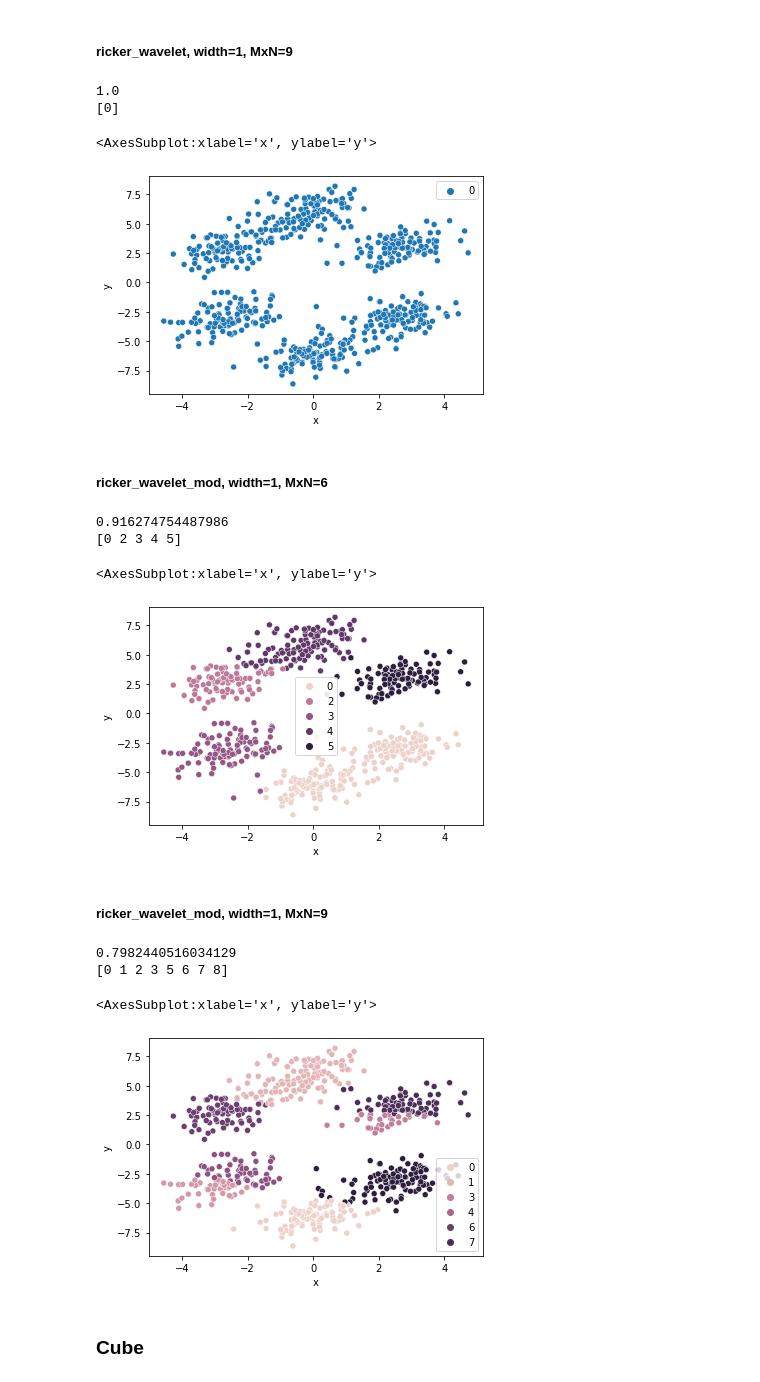
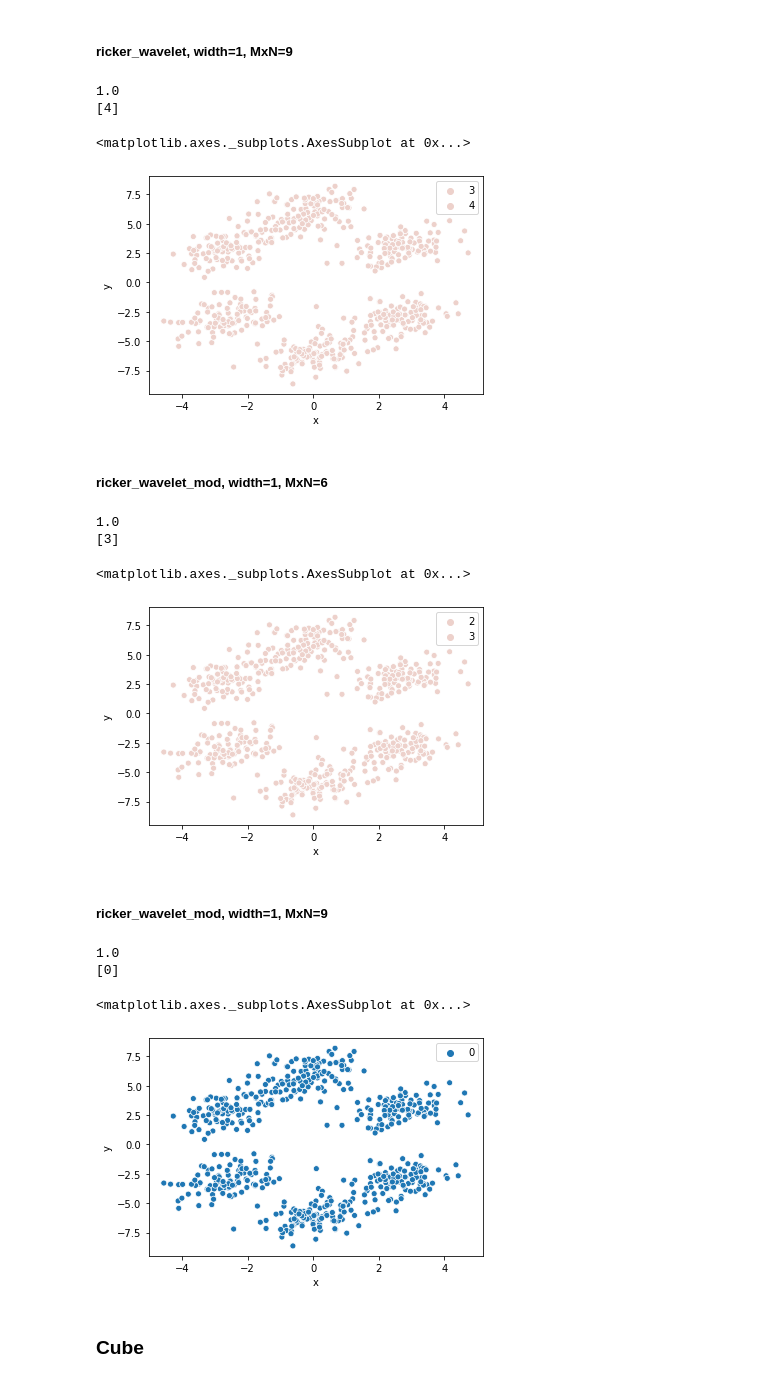
Before and after one commit to niladrem/mioad, a Jupyter notebook: lab07.ipynb, the cells around one changed output. Saved outputs shown, nothing was run; the diff lists cells and outputs as text; code cells hidden in the pictures.

```diff
--- a/lab07.ipynb
+++ b/lab07.ipynb
@@ -8,11 +8,11 @@ import numpy as np
 import math
 from sklearn import metrics
 # %%
-def gauss(x):
-    return math.exp(-x**2)
+def gauss(x, t):
+    return math.exp(-(x * t)**2)
 
-def ricker_wavelet(x):
-    return math.exp(-x**2) * (2-4*x**2)
+def ricker_wavelet(x, t):
+    return math.exp(-((x * t)**2)) * (2-4*((x*t)**2)) * t * t
 
 class Kohonen:
     def __init__(self, M, N, data, width=1):
@@ -41,7 +41,7 @@ class Kohonen:
             for row in permutation:
                 n_min = np.argmin([self.norm_fun(row-n) for n in self.neurons])
                 for i, n in enumerate(self.neurons):
-                    self.neurons[i] += neigh_fun(self.dist(n_min, i)) * self.alpha(t, l)*(row - n)
+                    self.neurons[i] += neigh_fun(self.dist(n_min, i), t+1) * self.alpha(t + 1, l)*(row - n)
         return self.get_classes()
 # %% [markdown]
 ### Hexagon
@@ -145,46 +145,46 @@ sns.scatterplot(x='x', y='y', hue=c, data=df)
 # %%
 np.random.seed(2137)
 som = Kohonen(3,2,x)
-c = som.learn(50, neigh_fun=ricker_wavelet)
+c = som.learn(1, neigh_fun=ricker_wavelet)
 print(metrics.completeness_score(df['c'], c))
 print(np.unique(c))
 sns.scatterplot(x='x', y='y', hue=c, data=df)
 # %% [output]
 1.0
-[0]
+[4]
-<AxesSubplot:xlabel='x', ylabel='y'>
+<matplotlib.axes._subplots.AxesSubplot at 0x...>
-[figure, old version]
+[figure, new version]
 # %% [markdown]
 ##### ricker_wavelet_mod, width=1, MxN=6
 # %%
-def ricker_wavelet_mod(x):
-    return max(ricker_wavelet(x), 0)
+def ricker_wavelet_mod(x, t):
+    return min(max(ricker_wavelet(x, t), 0), 10)
 
 np.random.seed(1)
 som = Kohonen(3,2,x)
-c = som.learn(1000, neigh_fun=ricker_wavelet_mod)
+c = som.learn(2, neigh_fun=ricker_wavelet_mod)
 print(metrics.completeness_score(df['c'], c))
 print(np.unique(c))
 sns.scatterplot(x='x', y='y', hue=c, data=df)
 # %% [output]
-0.916274754487986
-[0 2 3 4 5]
+1.0
+[3]
-<AxesSubplot:xlabel='x', ylabel='y'>
+<matplotlib.axes._subplots.AxesSubplot at 0x...>
-[figure, old version]
+[figure, new version]
 # %% [markdown]
 ##### ricker_wavelet_mod, width=1, MxN=9
 # %%
 np.random.seed(2137)
 som = Kohonen(3,3,x)
-c = som.learn(1000, neigh_fun=ricker_wavelet_mod)
+c = som.learn(10, neigh_fun=ricker_wavelet_mod)
 print(metrics.completeness_score(df['c'], c))
 print(np.unique(c))
 sns.scatterplot(x='x', y='y', hue=c, data=df)
 # %% [output]
-0.7982440516034129
-[0 1 2 3 5 6 7 8]
+1.0
+[0]
-<AxesSubplot:xlabel='x', ylabel='y'>
+<matplotlib.axes._subplots.AxesSubplot at 0x...>
-[figure, old version]
+[figure, new version]
 # %% [markdown]
 ### Cube
 # %%
```
Also changed, not shown: parts of 10 cells of this notebook.
